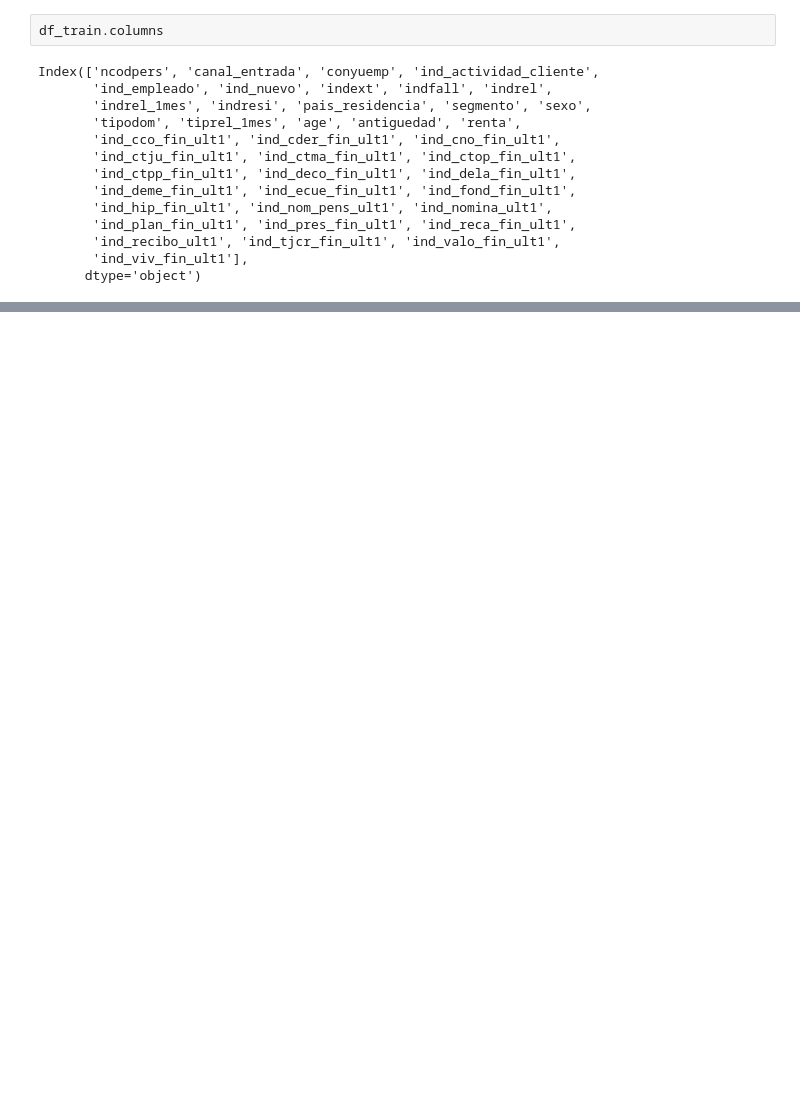
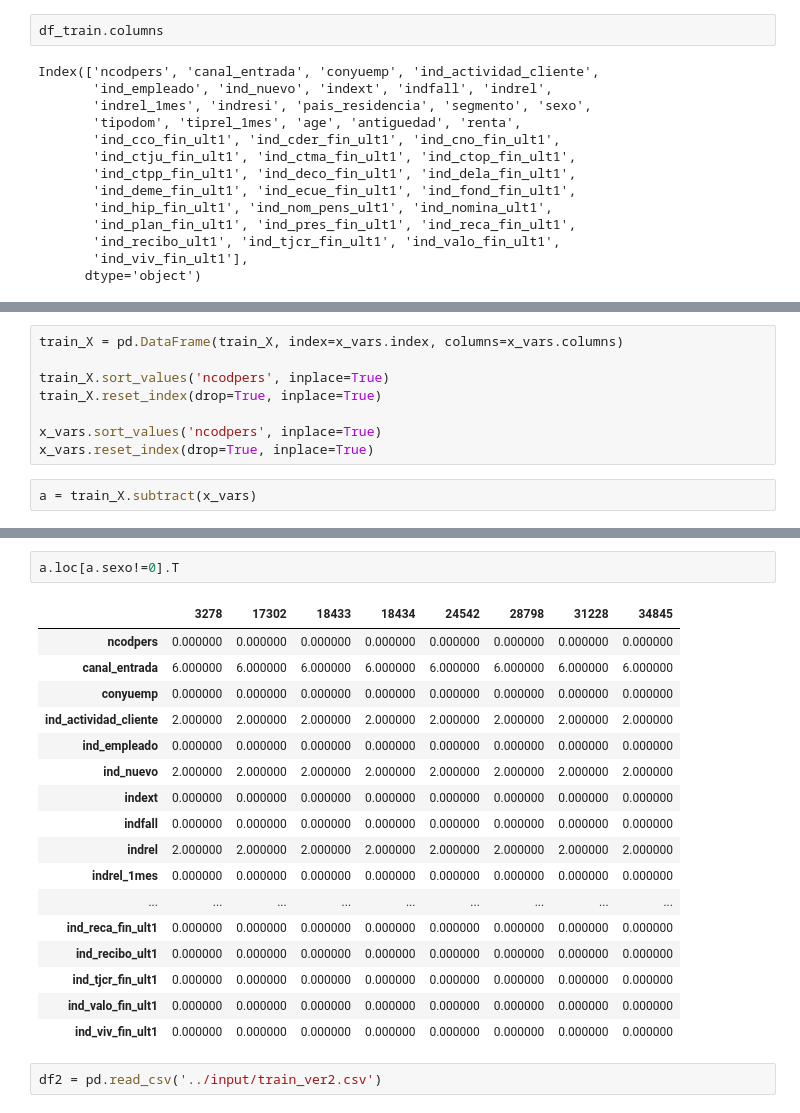
Before and after one commit to LiYan1988/santander-production-recommandation, a Jupyter notebook: notebooks/eda_4_5.ipynb, the cells around one changed output, grey strips where cells are left out. Drawn from its saved outputs; the diff is of its cells as text; blank space fills up the shorter version.

```diff
--- a/notebooks/eda_4_5.ipynb
+++ b/notebooks/eda_4_5.ipynb
@@ -143,0 +153,10 @@ target = x_vars_new.iloc[:, -1].copy()
+# %%
+train_X = pd.DataFrame(train_X, index=x_vars.index, columns=x_vars.columns)
+
+train_X.sort_values('ncodpers', inplace=True)
+train_X.reset_index(drop=True, inplace=True)
+
+x_vars.sort_values('ncodpers', inplace=True)
+x_vars.reset_index(drop=True, inplace=True)
+# %%
+a = train_X.subtract(x_vars)
@@ -143,0 +239,22 @@ target = x_vars_new.iloc[:, -1].copy()
+# %%
+a.loc[a.sexo!=0].T
+# %% [output]
+|  | 3278 | 17302 | 18433 | 18434 | 24542 | 28798 | 31228 | 34845 |
+| ncodpers | 0.000000 | 0.000000 | 0.000000 | 0.000000 | 0.000000 | 0.000000 | 0.000000 | 0.000000 |
+| canal_entrada | 6.000000 | 6.000000 | 6.000000 | 6.000000 | 6.000000 | 6.000000 | 6.000000 | 6.000000 |
+| conyuemp | 0.000000 | 0.000000 | 0.000000 | 0.000000 | 0.000000 | 0.000000 | 0.000000 | 0.000000 |
+| ind_actividad_cliente | 2.000000 | 2.000000 | 2.000000 | 2.000000 | 2.000000 | 2.000000 | 2.000000 | 2.000000 |
+| ind_empleado | 0.000000 | 0.000000 | 0.000000 | 0.000000 | 0.000000 | 0.000000 | 0.000000 | 0.000000 |
+| ind_nuevo | 2.000000 | 2.000000 | 2.000000 | 2.000000 | 2.000000 | 2.000000 | 2.000000 | 2.000000 |
+| indext | 0.000000 | 0.000000 | 0.000000 | 0.000000 | 0.000000 | 0.000000 | 0.000000 | 0.000000 |
+| indfall | 0.000000 | 0.000000 | 0.000000 | 0.000000 | 0.000000 | 0.000000 | 0.000000 | 0.000000 |
+| indrel | 2.000000 | 2.000000 | 2.000000 | 2.000000 | 2.000000 | 2.000000 | 2.000000 | 2.000000 |
+| indrel_1mes | 0.000000 | 0.000000 | 0.000000 | 0.000000 | 0.000000 | 0.000000 | 0.000000 | 0.000000 |
+| ... | ... | ... | ... | ... | ... | ... | ... | ... |
+| ind_reca_fin_ult1 | 0.000000 | 0.000000 | 0.000000 | 0.000000 | 0.000000 | 0.000000 | 0.000000 | 0.000000 |
+| ind_recibo_ult1 | 0.000000 | 0.000000 | 0.000000 | 0.000000 | 0.000000 | 0.000000 | 0.000000 | 0.000000 |
+| ind_tjcr_fin_ult1 | 0.000000 | 0.000000 | 0.000000 | 0.000000 | 0.000000 | 0.000000 | 0.000000 | 0.000000 |
+| ind_valo_fin_ult1 | 0.000000 | 0.000000 | 0.000000 | 0.000000 | 0.000000 | 0.000000 | 0.000000 | 0.000000 |
+| ind_viv_fin_ult1 | 0.000000 | 0.000000 | 0.000000 | 0.000000 | 0.000000 | 0.000000 | 0.000000 | 0.000000 |
+# %%
+df2 = pd.read_csv('../input/train_ver2.csv')
```
Also changed, not shown: parts of 16 cells of this notebook, 1 other file.
